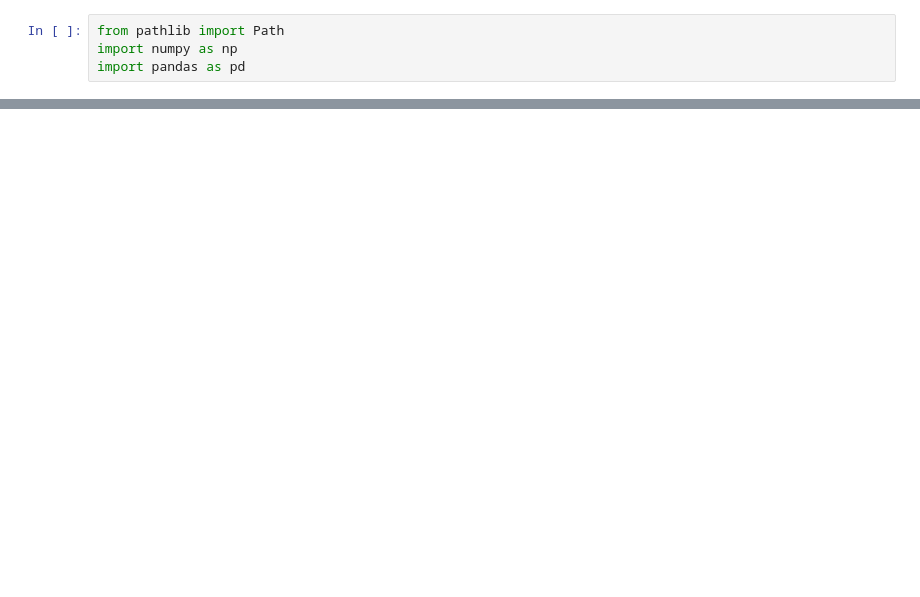
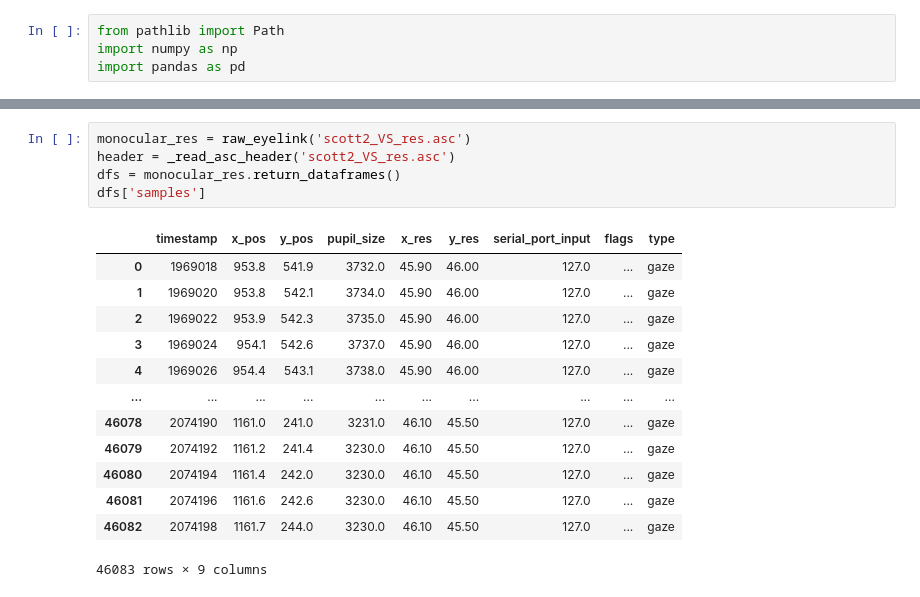
Before and after one commit to dsrishyla/asc_parser, a Jupyter notebook: eyelink_asc_parser.ipynb, the cells around one changed output, grey strips where cells are left out. Cells and saved outputs as stored; diff of their text form; blank space fills up the shorter version.

```diff
--- a/eyelink_asc_parser.ipynb
+++ b/eyelink_asc_parser.ipynb
@@ -99,0 +431,19 @@ antisaccade_diksha.to_dataframe()
+# %%
+monocular_res = raw_eyelink('scott2_VS_res.asc')
+header = _read_asc_header('scott2_VS_res.asc')
+dfs = monocular_res.return_dataframes()
+dfs['samples']
+# %% [output]
+|  | timestamp | x_pos | y_pos | pupil_size | x_res | y_res | serial_port_input | flags | type |
+| 0 | 1969018 | 953.8 | 541.9 | 3732.0 | 45.90 | 46.00 | 127.0 | ... | gaze |
+| 1 | 1969020 | 953.8 | 542.1 | 3734.0 | 45.90 | 46.00 | 127.0 | ... | gaze |
+| 2 | 1969022 | 953.9 | 542.3 | 3735.0 | 45.90 | 46.00 | 127.0 | ... | gaze |
+| 3 | 1969024 | 954.1 | 542.6 | 3737.0 | 45.90 | 46.00 | 127.0 | ... | gaze |
+| 4 | 1969026 | 954.4 | 543.1 | 3738.0 | 45.90 | 46.00 | 127.0 | ... | gaze |
+| ... | ... | ... | ... | ... | ... | ... | ... | ... | ... |
+| 46078 | 2074190 | 1161.0 | 241.0 | 3231.0 | 46.10 | 45.50 | 127.0 | ... | gaze |
+| 46079 | 2074192 | 1161.2 | 241.4 | 3230.0 | 46.10 | 45.50 | 127.0 | ... | gaze |
+| 46080 | 2074194 | 1161.4 | 242.0 | 3230.0 | 46.10 | 45.50 | 127.0 | ... | gaze |
+| 46081 | 2074196 | 1161.6 | 242.6 | 3230.0 | 46.10 | 45.50 | 127.0 | ... | gaze |
+| 46082 | 2074198 | 1161.7 | 244.0 | 3230.0 | 46.10 | 45.50 | 127.0 | ... | gaze |
+46083 rows × 9 columns
```
Also changed, not shown: parts of 26 cells of this notebook.
